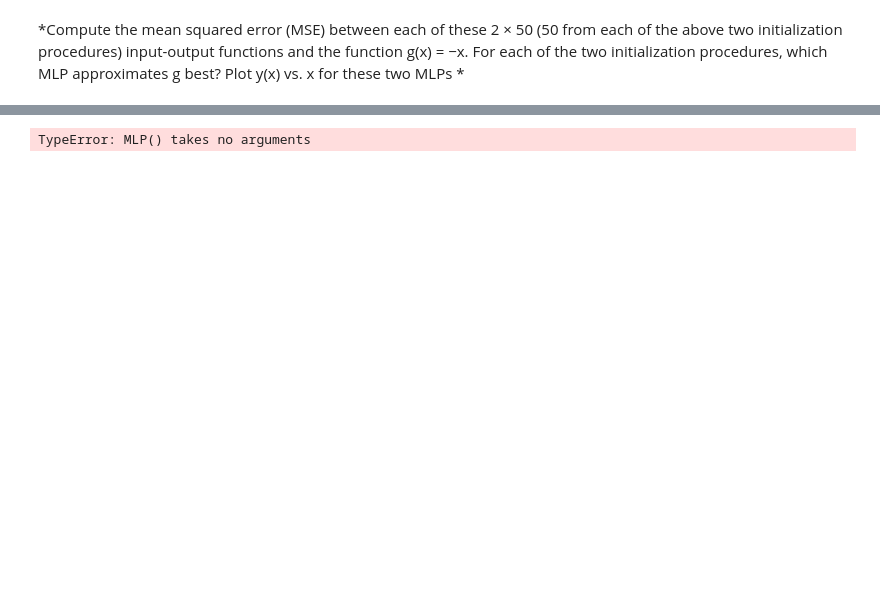
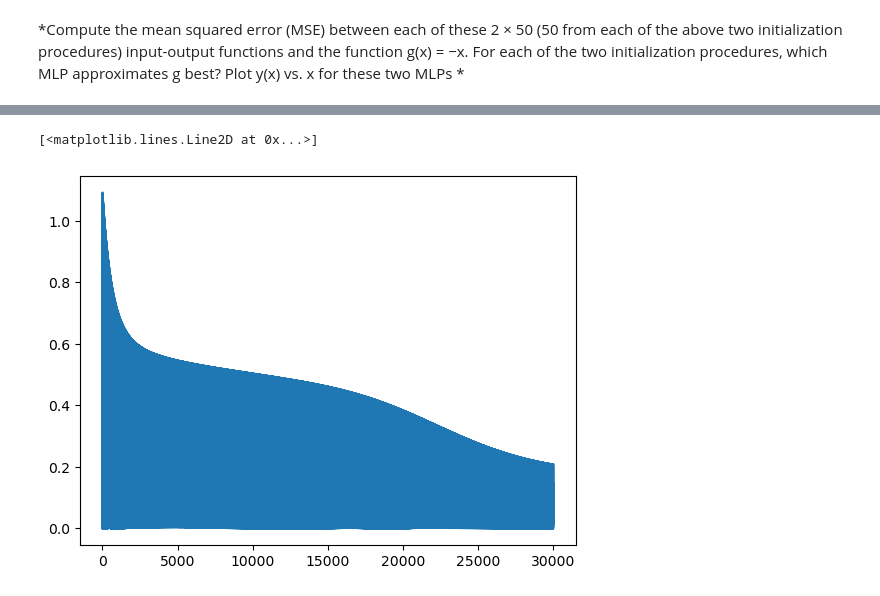
Before and after one commit to Javiermateor/Machine-Intelligence-I, a Jupyter notebook: Exercises/Exercise_03.ipynb, the cells around one changed output, grey strips where cells are left out. Saved outputs shown, nothing was run; the diff lists cells and outputs as text; code cells hidden in the pictures; blank space fills up the shorter version.

```diff
--- a/Exercises/Exercise_03.ipynb
+++ b/Exercises/Exercise_03.ipynb
@@ -85,44 +85,3 @@ plt.show()
-# %%
-class MLP:
-
-    def _init_(self, inputs, hidden, outputs, learning_rate=0.001):
-        '''Compute Output for MLP with 1 hidden layer of 10 neurons and 1 output neuron'''
-
-        #initialize weights
-        self.inputs = inputs
-        self.hidden = hidden
-        self.hidden = hidden
-        self.outputs = outputs
-
-        layers = [self.inputs, self.hidden, self.outputs]
-
-        #seed the random number generator
-        self.weights = []
-
-        # for i in range(len(layers)-1):
-        #     np.random.seed(10)
-        #     w = np.random.uniform(-0.5, 0.5, (layers[i], layers[i+1]))
-        #     self.weights.append(w)
-
-        def forward_propagate(self, inputs):
-            activations = inputs
-
-            for w in self.weights:
-                net_inputs = np.dot(activations, w)
-                activations = self._tanh(net_inputs)
-
-            return activations
-
-        def _tanh(self, x):
-            return np.tanh(x)
-
-        #Compute output
-        self.output
-
-
-mlp = MLP(1, 10,)
-# %% [output]
-TypeError: MLP() takes no arguments
 # %%
 #fetch data from dataset
 from numpy import genfromtxt
@@ -172,0 +139,5 @@ gradient12 = np.sum(gradient12, axis = 0)/10
+# %%
+plt.plot(error_log)
+# %% [output]
+[<matplotlib.lines.Line2D at 0x...>]
+[figure, added]
```
Also changed, not shown: parts of 4 cells of this notebook, 1 other file.
